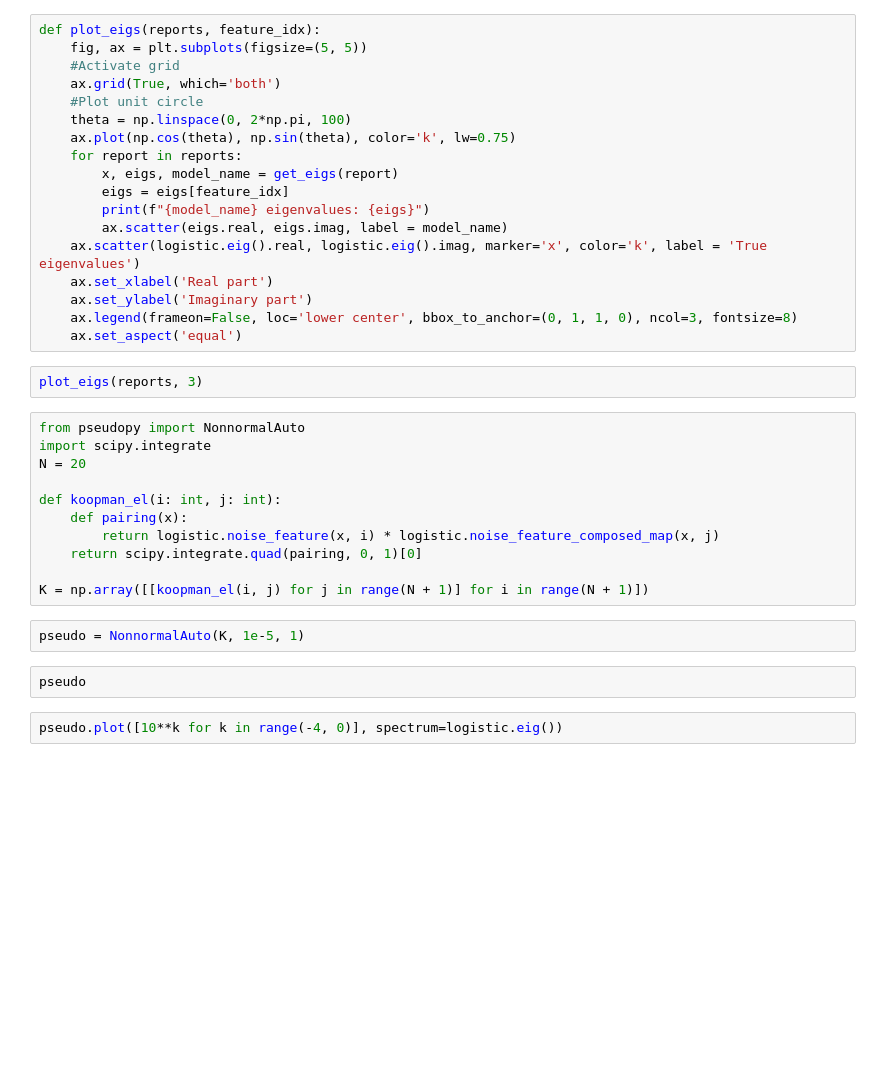
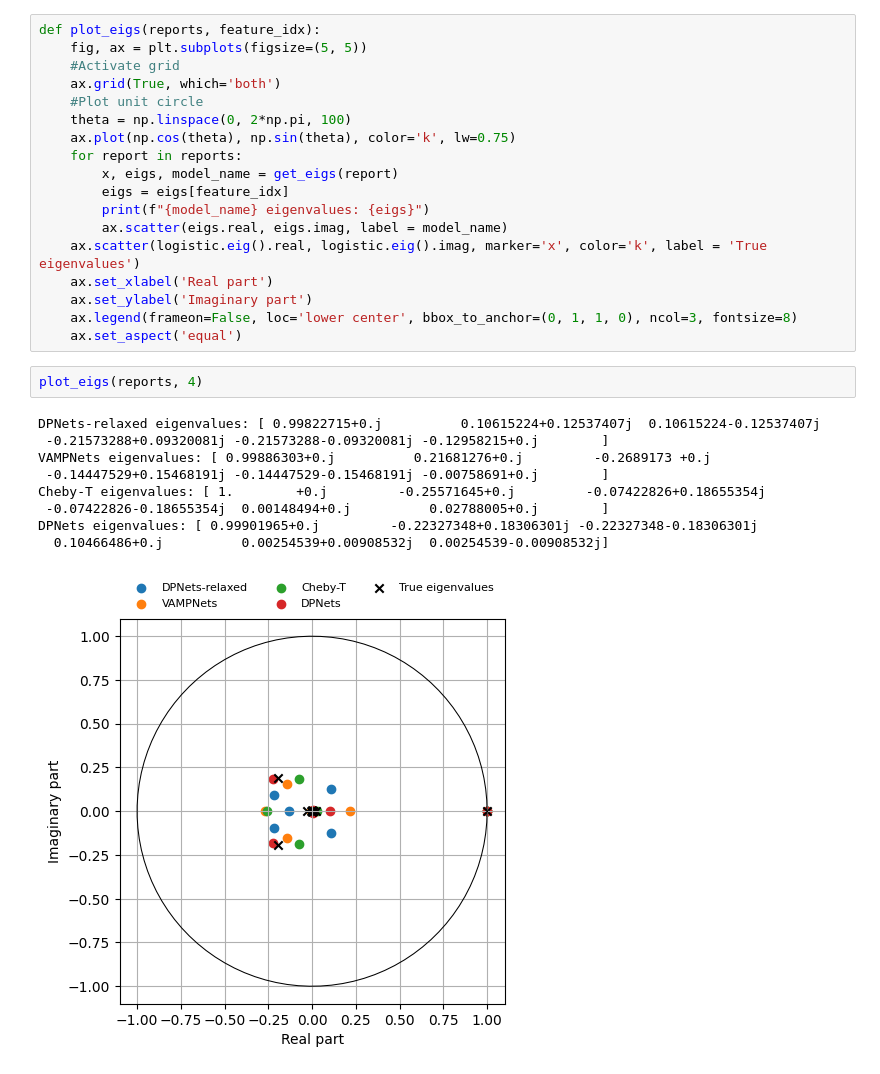
Before and after one commit to pietronvll/DPNets, a Jupyter notebook: logistic_map/figures.ipynb, the cells around one changed output. Cells and saved outputs as stored; diff of their text form; blank space fills up the shorter version.

```diff
--- a/logistic_map/figures.ipynb
+++ b/logistic_map/figures.ipynb
@@ -64,21 +67,14 @@ def plot_eigs(reports, feature_idx):
     ax.legend(frameon=False, loc='lower center', bbox_to_anchor=(0, 1, 1, 0), ncol=3, fontsize=8)
     ax.set_aspect('equal')
 # %%
-plot_eigs(reports, 3)
+plot_eigs(reports, 4)
+# %% [output]
+DPNets-relaxed eigenvalues: [ 0.99822715+0.j          0.10615224+0.12537407j  0.10615224-0.12537407j
+ -0.21573288+0.09320081j -0.21573288-0.09320081j -0.12958215+0.j        ]
+VAMPNets eigenvalues: [ 0.99886303+0.j          0.21681276+0.j         -0.2689173 +0.j
+ -0.14447529+0.15468191j -0.14447529-0.15468191j -0.00758691+0.j        ]
+Cheby-T eigenvalues: [ 1.        +0.j         -0.25571645+0.j         -0.07422826+0.18655354j
+ -0.07422826-0.18655354j  0.00148494+0.j          0.02788005+0.j        ]
+DPNets eigenvalues: [ 0.99901965+0.j         -0.22327348+0.18306301j -0.22327348-0.18306301j
+  0.10466486+0.j          0.00254539+0.00908532j  0.00254539-0.00908532j]
+[figure, added]
-# %%
-from pseudopy import NonnormalAuto
-import scipy.integrate
-N = 20
-
-def koopman_el(i: int, j: int):
-    def pairing(x):
-        return logistic.noise_feature(x, i) * logistic.noise_feature_composed_map(x, j)
-    return scipy.integrate.quad(pairing, 0, 1)[0]
-
-K = np.array([[koopman_el(i, j) for j in range(N + 1)] for i in range(N + 1)])
-# %%
-pseudo = NonnormalAuto(K, 1e-5, 1)
-# %%
-pseudo
-# %%
-pseudo.plot([10**k for k in range(-4, 0)], spectrum=logistic.eig())
```
Also changed, not shown: parts of 1 cell of this notebook, 1 other file.
